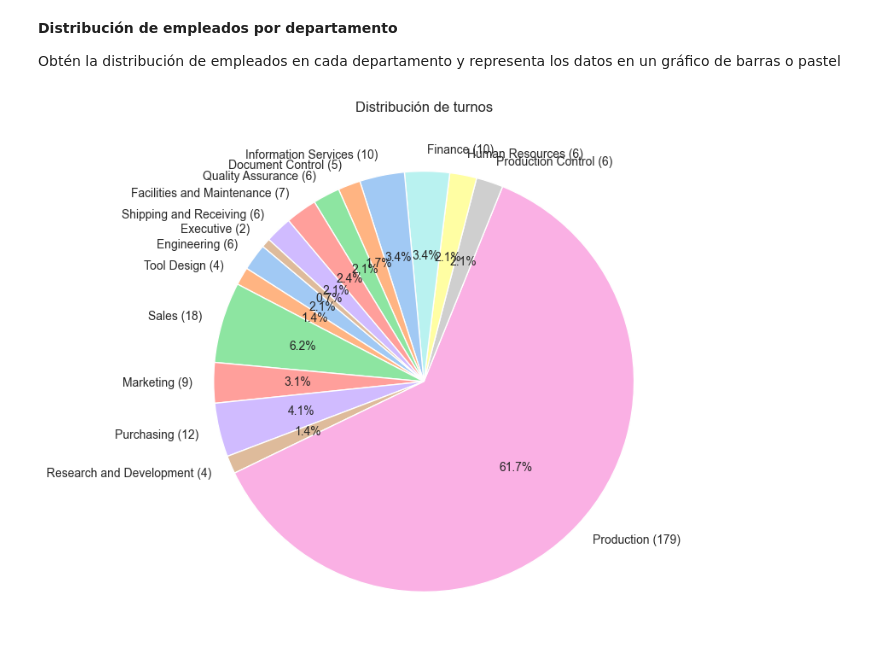
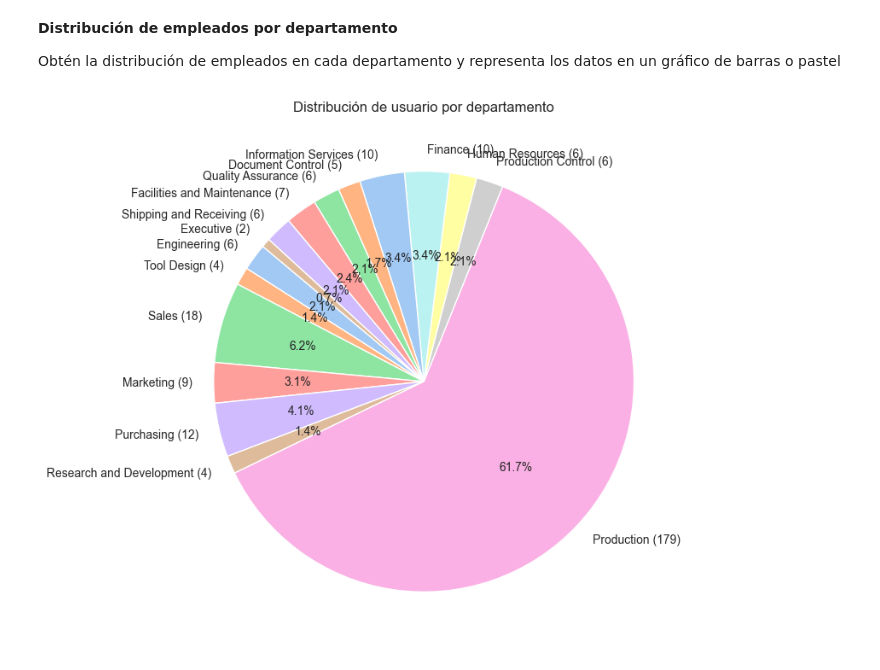
Before and after one commit to Raykersez/FCC-ADPython--Proyectos, a Jupyter notebook: HR-AdventureWorks.ipynb, the cells around one changed output. Cells and saved outputs as stored; diff of their text form; code cells hidden in the pictures.

```diff
--- a/HR-AdventureWorks.ipynb
+++ b/HR-AdventureWorks.ipynb
@@ -102,21 +102,20 @@ Obtén la distribución de empleados en cada departamento y representa los datos
 # %%
 query = """
 SELECT HRDepartment.Name AS Departamento ,count(*) as UsuariosPorDepartamento
 FROM HumanResources.EmployeeDepartmentHistory HRDepartmentHistory
 JOIN HumanResources.Employee HREmployee
 	ON HREmployee.BusinessEntityID = HRDepartmentHistory.BusinessEntityID
 JOIN HumanResources.Department HRDepartment
     ON HRDepartment.DepartmentID = HRDepartmentHistory.DepartmentID
 WHERE HRDepartmentHistory.EndDate IS NULL
 GROUP BY HRDepartment.Name;
 """
 df = pd.read_sql(query, engine)
 
-# Crear gráfico
 plt.figure(figsize=(8, 8))
 labels = [f"{dept} ({count})" for dept, count in zip(df["Departamento"], df["UsuariosPorDepartamento"])]
 plt.pie(df["UsuariosPorDepartamento"], labels=labels, autopct="%1.1f%%", startangle=140, colors=sns.color_palette("pastel"))
-plt.title("Distribución de turnos")
+plt.title("Distribución de usuario por departamento")
 plt.show()
 # %% [output]
-[figure, old version]
+[figure, new version]
```
Also changed, not shown: parts of 6 cells of this notebook.
